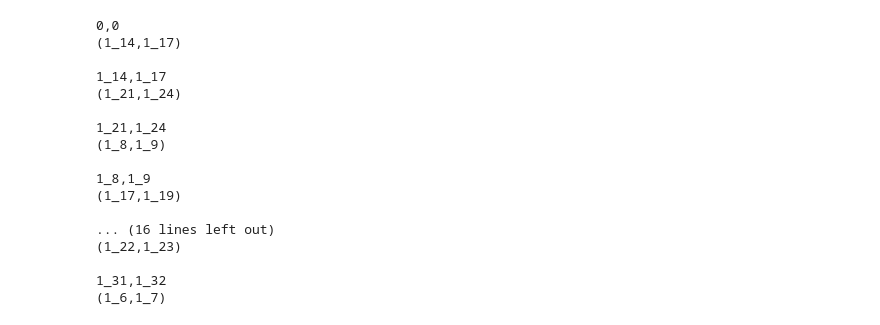
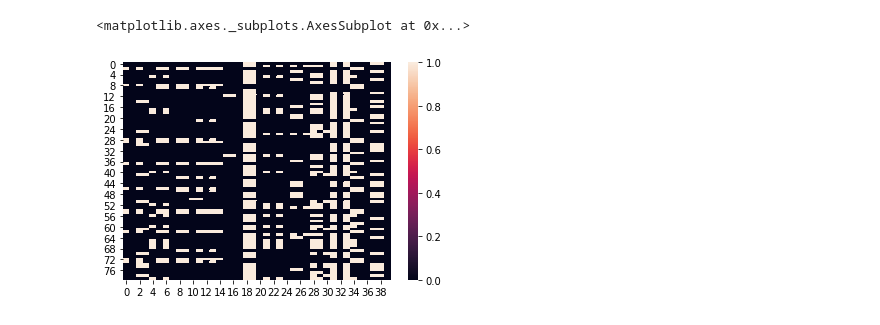
Before and after one commit to szczurek-lab/CONET, a Jupyter notebook: python/notebooks/synthetic_data.ipynb, the cells around one changed output. Saved outputs shown, nothing was run; the diff lists cells and outputs as text; code cells hidden in the pictures.

```diff
--- a/python/notebooks/synthetic_data.ipynb
+++ b/python/notebooks/synthetic_data.ipynb
@@ -99,25 +79,9 @@ attachment
-# %%
-with open("inferred_tree", 'r') as f:
-    for line in f:
-        parent = line.split("-")[0]
-        child = line.split("-")[1]
-        print(parent.replace('\n', "").replace('(', '').replace(')', ''))
-        print(child)
-# %% [output]
-0,0
-(1_14,1_17)
-
-1_14,1_17
-(1_21,1_24)
-
-1_21,1_24
-(1_8,1_9)
-
-1_8,1_9
-(1_17,1_19)
-
-... (16 lines left out)
-(1_22,1_23)
-
-1_31,1_32
-(1_6,1_7)
+# %%
+#Read inference results
+results = ir.InferenceResult("./")
+# %%
+#Plot inferred breakpoint matrix
+sns.heatmap(results.bp_matrix)
+# %% [output]
+<matplotlib.axes._subplots.AxesSubplot at 0x...>
+[figure, added]
```
Also changed, not shown: parts of 12 cells of this notebook, 22 other files.
